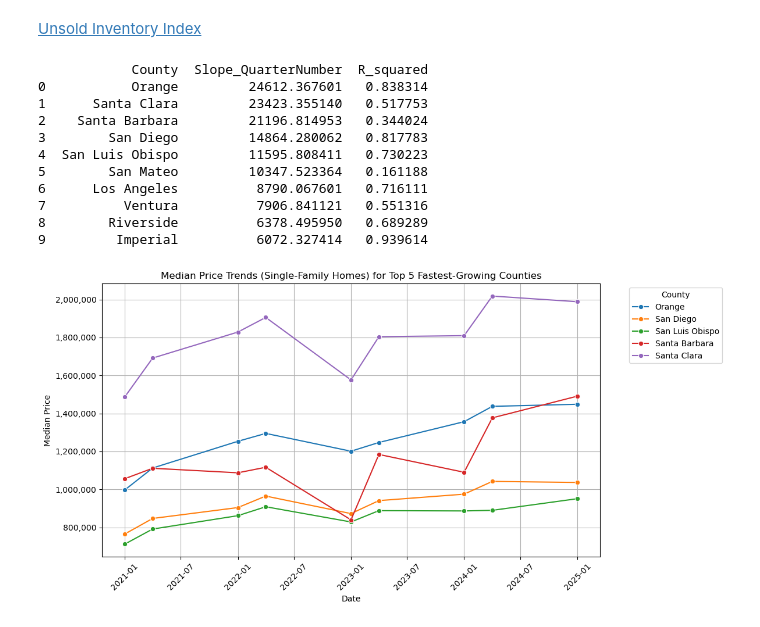
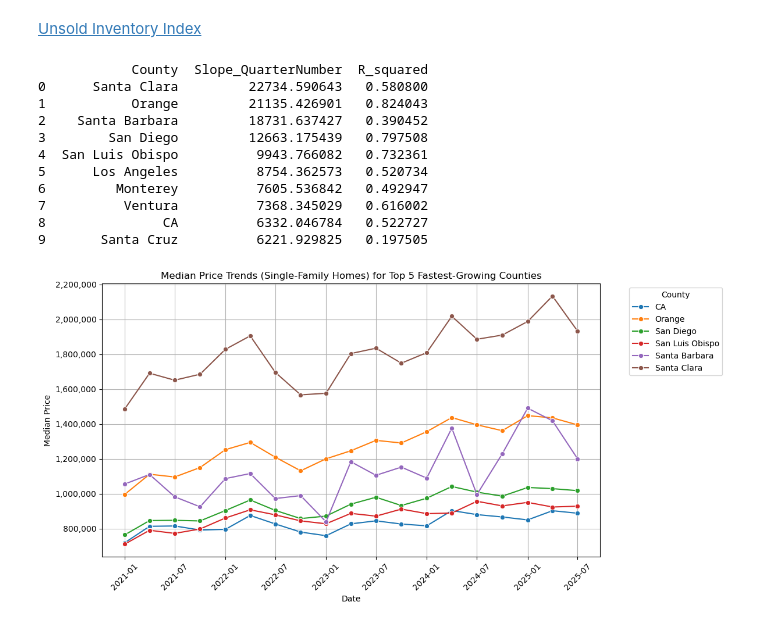
Before and after one commit to christyhui/BlackstoneCaseStudy, a Jupyter notebook: CollectionAndAnalysis.ipynb, the cells around one changed output. Saved outputs shown, nothing was run; the diff lists cells and outputs as text; code cells hidden in the pictures.

```diff
--- a/CollectionAndAnalysis.ipynb
+++ b/CollectionAndAnalysis.ipynb
@@ -194,7 +180,7 @@ uii = uii.iloc[132:, :]
 def pivot_df(df, value_name, var_name = "County"):
 
     # drop columns that do not exist in some data
-    drop_cols = ["CA", "Condo", "LA Metro", "Central Coast", "Central Valley", "Far North", "Inland Empire", "SF Bay Area", "S.F. Bay Area", "SoCal", "Contra-Costa", "Mariposa"]
+    drop_cols = ["Condo", "LA Metro", "Central Coast", "Central Valley", "Far North", "Inland Empire", "SF Bay Area", "S.F. Bay Area", "SoCal", "Contra-Costa", "Mariposa"]
     df = df.drop(columns = [c for c in drop_cols if c in df.columns])
 
     # rename LA to Los Angeles for consistency
@@ -232,7 +218,7 @@ hai = hai[hai["Month/QTR"].str.contains(r"20\d{2}\.[1-4]$")].copy()
 hai_long_qtr = hai.melt(id_vars = ["Month/QTR"], var_name = "County", value_name = "HAI")
 
 # change dates to the correct format
-hai_long_qtr["Date"] = pd.PeriodIndex(hai_long_qtr["Month/QTR"], freq="Q").to_timestamp()
+hai_long_qtr["Date"] = pd.PeriodIndex(hai_long_qtr["Month/QTR"].astype(str).str.replace('.', 'Q'), freq='Q').to_timestamp()
 hai_long_qtr["Date"] = hai_long_qtr["Date"].dt.strftime("%Y-%m")
 hai_long_qtr["Date"] = pd.to_datetime(hai_long_qtr["Date"], format="%Y-%m")
 
@@ -290,36 +276,37 @@ results_df = results_df.sort_values(by = "Slope_QuarterNumber", ascending = Fals
 print(results_df.head(10))
 # %% [output]
             County  Slope_QuarterNumber  R_squared
-0           Orange         24612.367601   0.838314
-1      Santa Clara         23423.355140   0.517753
-2    Santa Barbara         21196.814953   0.344024
-3        San Diego         14864.280062   0.817783
-4  San Luis Obispo         11595.808411   0.730223
-5        San Mateo         10347.523364   0.161188
-6      Los Angeles          8790.067601   0.716111
-7          Ventura          7906.841121   0.551316
-8        Riverside          6378.495950   0.689289
-9         Imperial          6072.327414   0.939614
+0      Santa Clara         22734.590643   0.580800
+1           Orange         21135.426901   0.824043
+2    Santa Barbara         18731.637427   0.390452
+3        San Diego         12663.175439   0.797508
+4  San Luis Obispo          9943.766082   0.732361
+5      Los Angeles          8754.362573   0.520734
+6         Monterey          7605.536842   0.492947
+7          Ventura          7368.345029   0.616002
+8               CA          6332.046784   0.522727
+9       Santa Cruz          6221.929825   0.197505
 # %%
-top_counties = results_df.head(5)["County"].tolist() # select top counties
+top_counties = results_df.head(5)["County"].tolist()
+counties_of_interest = top_counties + ["CA"] # select top counties
 
-top_df = car_recent_dfs_master[car_recent_dfs_master["County"].isin(top_counties)].copy() # filter dataframe for the top counties
+top_df = car_recent_dfs_master[car_recent_dfs_master["County"].isin(counties_of_interest)].copy() # filter dataframe for the top counties
 
 plt.figure(figsize = (12, 6)) # plot median prices overtime
 sns.lineplot(data = top_df, x = "Date", y = "MedianPrice", hue = "County", marker = "o")
 
 plt.title("Median Price Trends (Single-Family Homes) for Top 5 Fastest-Growing Counties")
 plt.xlabel("Date")
 plt.ylabel("Median Price")
 
 formatter = FuncFormatter(lambda x, _: f'{int(x):,}')
 plt.gca().yaxis.set_major_formatter(formatter)
 
 plt.legend(title = "County", bbox_to_anchor = (1.05, 1), loc = "upper left")
 
 plt.xticks(rotation = 45)
 plt.tight_layout()
 plt.grid()
 plt.show()
 # %% [output]
-[figure, old version]
+[figure, new version]
```
Also changed, not shown: parts of 8 cells of this notebook.
